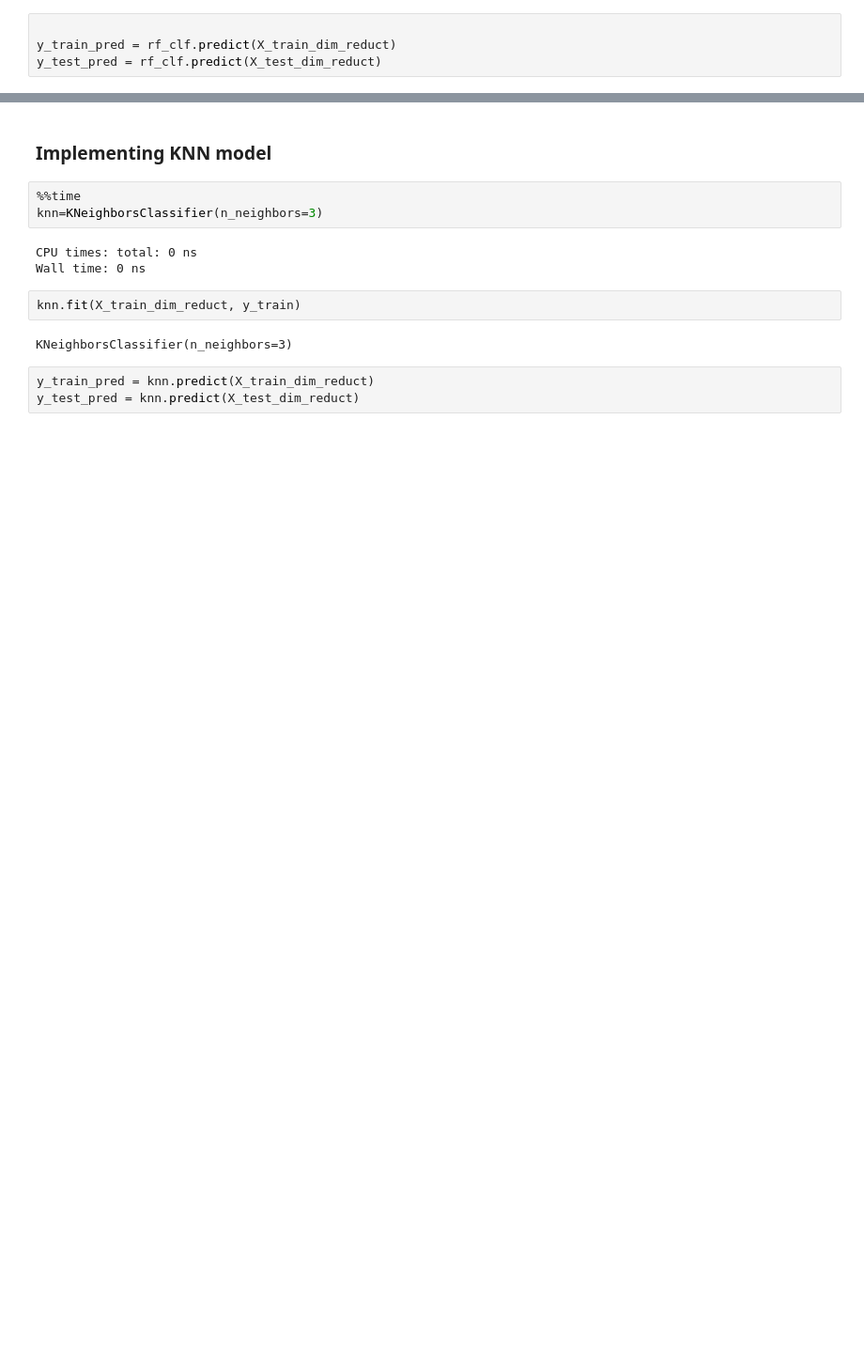
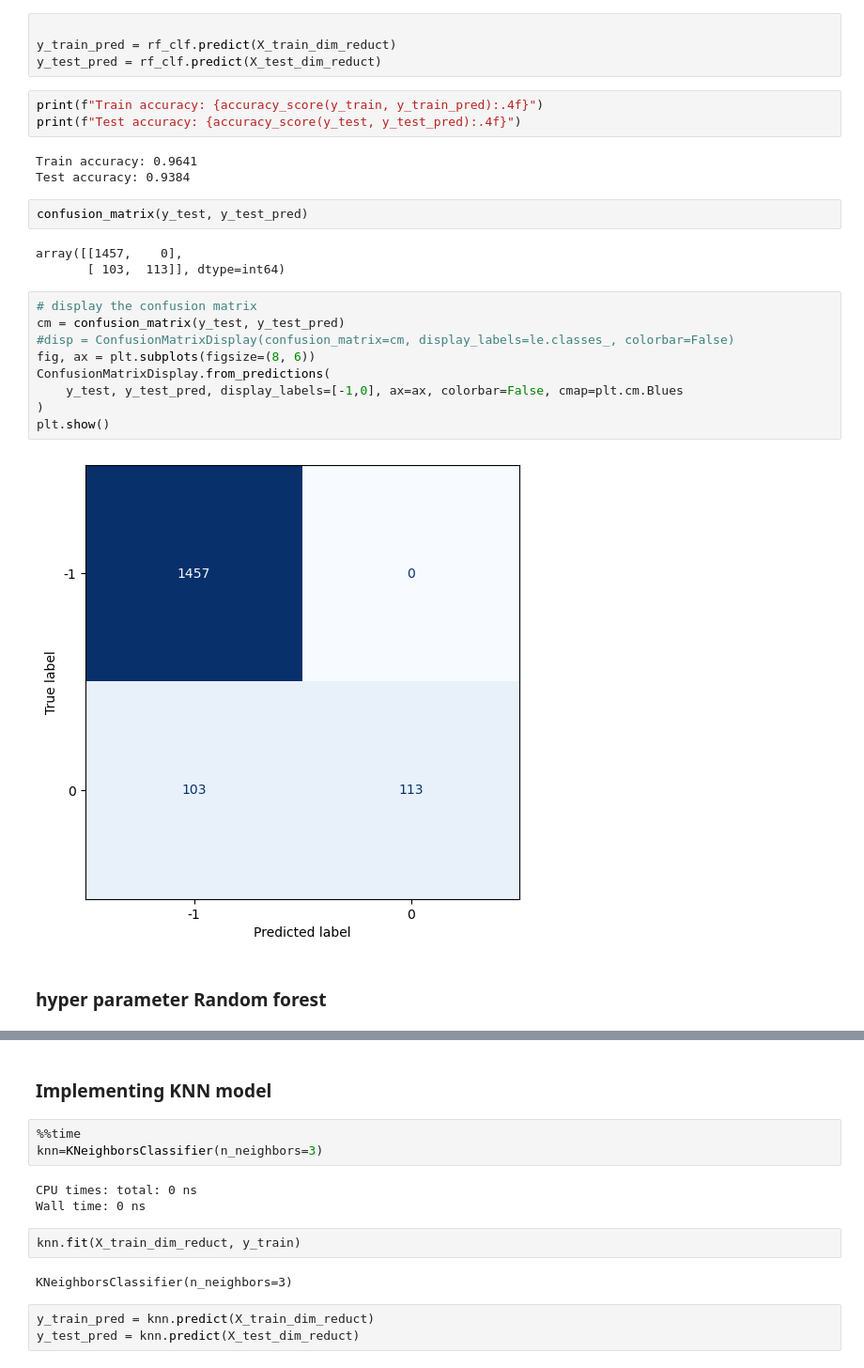
Before and after one commit to rmuralidharr/Text_Analytics, a Jupyter notebook: week5/A2TextClassification.ipynb, the cells around one changed output, grey strips where cells are left out. Shown: that part at 94% size. Drawn from its saved outputs; the diff is of its cells as text; blank space fills up the shorter version.

```diff
--- a/week5/A2TextClassification.ipynb
+++ b/week5/A2TextClassification.ipynb
@@ -285,3 +285,27 @@ Wall time: 31.3 s
 
 y_train_pred = rf_clf.predict(X_train_dim_reduct)
 y_test_pred = rf_clf.predict(X_test_dim_reduct)
+# %%
+print(f"Train accuracy: {accuracy_score(y_train, y_train_pred):.4f}")
+print(f"Test accuracy: {accuracy_score(y_test, y_test_pred):.4f}")
+# %% [output]
+Train accuracy: 0.9641
+Test accuracy: 0.9384
+# %%
+confusion_matrix(y_test, y_test_pred)
+# %% [output]
+array([[1457,    0],
+       [ 103,  113]], dtype=int64)
+# %%
+# display the confusion matrix
+cm = confusion_matrix(y_test, y_test_pred)
+#disp = ConfusionMatrixDisplay(confusion_matrix=cm, display_labels=le.classes_, colorbar=False)
+fig, ax = plt.subplots(figsize=(8, 6))
+ConfusionMatrixDisplay.from_predictions(
+    y_test, y_test_pred, display_labels=[-1,0], ax=ax, colorbar=False, cmap=plt.cm.Blues
+)
+plt.show()
+# %% [output]
+[figure, added]
+# %% [markdown]
+### hyper parameter Random forest
```
Also changed, not shown: parts of 18 cells of this notebook, 1 other file.
